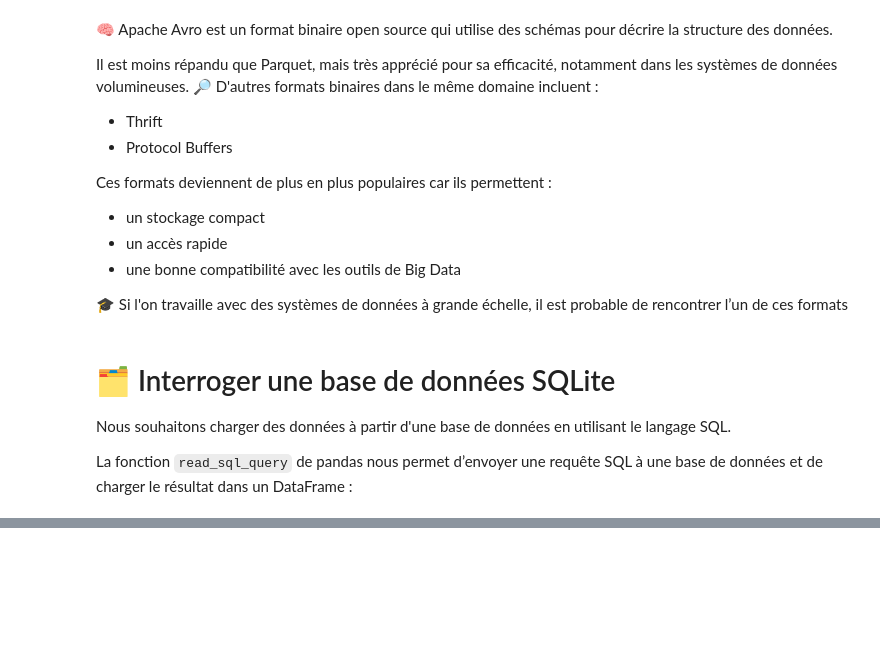
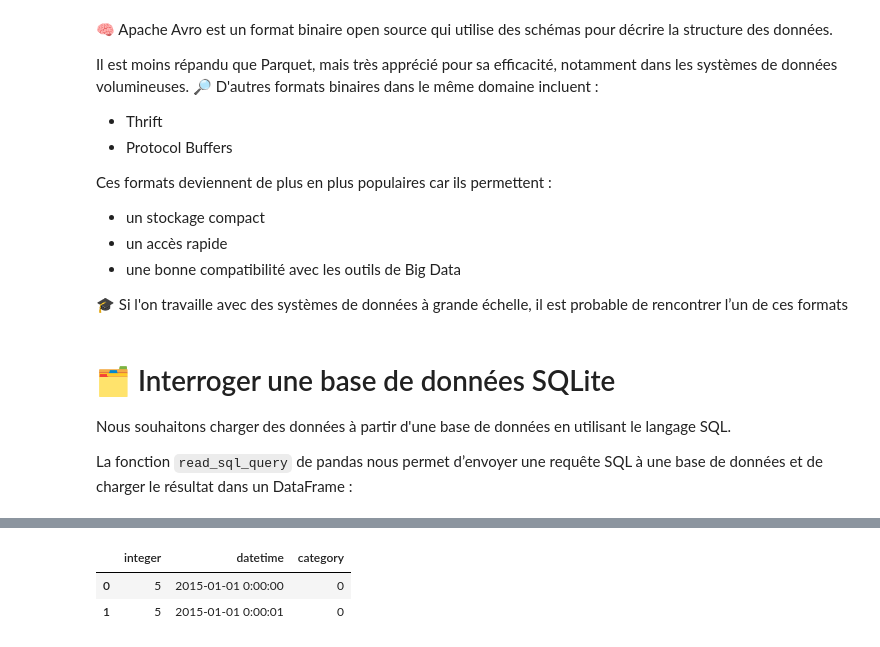
Before and after one commit to soboure69/Machine_Learning_Courses, a Jupyter notebook: Loading_data.ipynb, the cells around one changed output, grey strips where cells are left out. Saved outputs shown, nothing was run; the diff lists cells and outputs as text; code cells hidden in the pictures; blank space fills up the shorter version.

```diff
--- a/Loading_data.ipynb
+++ b/Loading_data.ipynb
@@ -417,0 +465,17 @@ Cette recette ne fonctionnera pas sans code supplémentaire car elle suppose que
+# %%
+# Importer la bibliothèque pandas
+import pandas as pd
+
+# Définir l'URL d'exportation du Google Sheet en format CSV
+url = "https://docs.google.com/spreadsheets/d/"\
+      "1ehC-9otcAuitqnmWksqt1mOrTRCL38dv0K9UjhwzTOA/export?format=csv"
+
+# Lire la feuille Google Sheet dans un DataFrame pandas
+dataframe = pd.read_csv(url)
+
+# Afficher les deux premières lignes
+dataframe.head(2)
+# %% [output]
+|  | integer | datetime | category |
+| 0 | 5 | 2015-01-01 0:00:00 | 0 |
+| 1 | 5 | 2015-01-01 0:00:01 | 0 |
```
Also changed, not shown: parts of 13 cells of this notebook.
